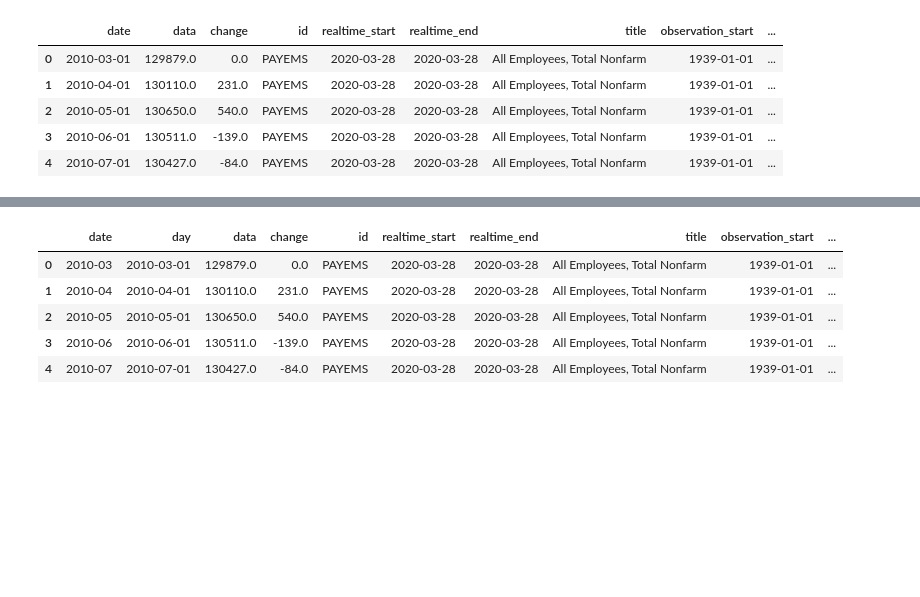
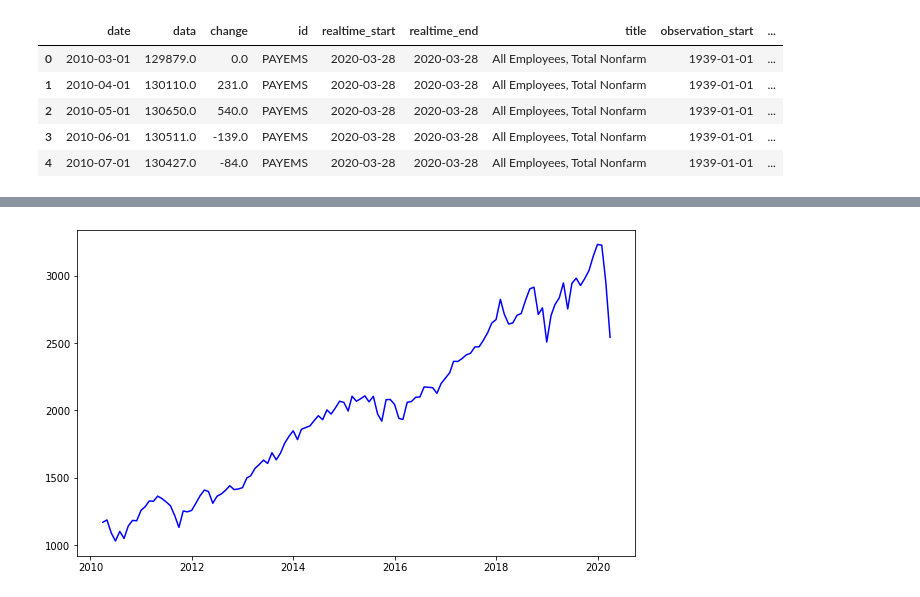
Before and after one commit to woodfin8/astoria, a Jupyter notebook: FREDapi.ipynb, the cells around one changed output, grey strips where cells are left out. Cells and saved outputs as stored; diff of their text form; code cells hidden in the pictures; blank space fills up the shorter version.

```diff
--- a/FREDapi.ipynb
+++ b/FREDapi.ipynb
@@ -237,12 +226,0 @@ spx_month_df.head()
-# %%
-combine_month_df = combine_df.groupby(pd.DatetimeIndex(combine_df.date).to_period('M')).nth(-1)
-combine_month_df.rename(columns = {'date':'day'}, inplace = True)
-combine_month_df.reset_index(level=0, inplace=True)
-combine_month_df.head()
-# %% [output]
-|  | date | day | data | change | id | realtime_start | realtime_end | title | observation_start | ... |
-| 0 | 2010-03 | 2010-03-01 | 129879.0 | 0.0 | PAYEMS | 2020-03-28 | 2020-03-28 | All Employees, Total Nonfarm | 1939-01-01 | ... |
-| 1 | 2010-04 | 2010-04-01 | 130110.0 | 231.0 | PAYEMS | 2020-03-28 | 2020-03-28 | All Employees, Total Nonfarm | 1939-01-01 | ... |
-| 2 | 2010-05 | 2010-05-01 | 130650.0 | 540.0 | PAYEMS | 2020-03-28 | 2020-03-28 | All Employees, Total Nonfarm | 1939-01-01 | ... |
-| 3 | 2010-06 | 2010-06-01 | 130511.0 | -139.0 | PAYEMS | 2020-03-28 | 2020-03-28 | All Employees, Total Nonfarm | 1939-01-01 | ... |
-| 4 | 2010-07 | 2010-07-01 | 130427.0 | -84.0 | PAYEMS | 2020-03-28 | 2020-03-28 | All Employees, Total Nonfarm | 1939-01-01 | ... |
@@ -249,11 +235,16 @@ combine_month_df.head()
 # %%
 plt.figure(figsize=(10,6))
+#creat mdate columns for plotting
+# spx_month_df['mdate'] = [mdates.date2num(d) for d in spx_month_df['date']]
 plt.plot(spx_month_df['date'],spx_month_df['data'], color = "blue", label="S&P 500")
-plt.plot(spx_month_df['date'],combine_month_df['change'], color = "red", label="NFP")
-plt.title("SPX vs NF", fontsize=20)
-plt.xlabel("Star Rating", fontsize=16)
-plt.ylabel("Average", fontsize=16)
-plt.xticks(fontsize=16)
-plt.yticks(fontsize=16)
-plt.legend(loc="best", fontsize=16)
-plt.savefig("images/game_total_help_ratio.png")
+# plt.plot(spx_month_df['date'],combine_month_df['change'], color = "red", label="NFP")
+# plt.title("SPX vs NFP", fontsize=20)
+# plt.xlabel("Star Rating", fontsize=16)
+# plt.ylabel("Average", fontsize=16)
+# plt.xticks(fontsize=16)
+# plt.yticks(fontsize=16)
+# plt.legend(loc="best", fontsize=16)
+plt.show()
+# plt.savefig("images/game_total_help_ratio.png")
+# %% [output]
+[figure, added]
```
Also changed, not shown: parts of 18 cells of this notebook.
